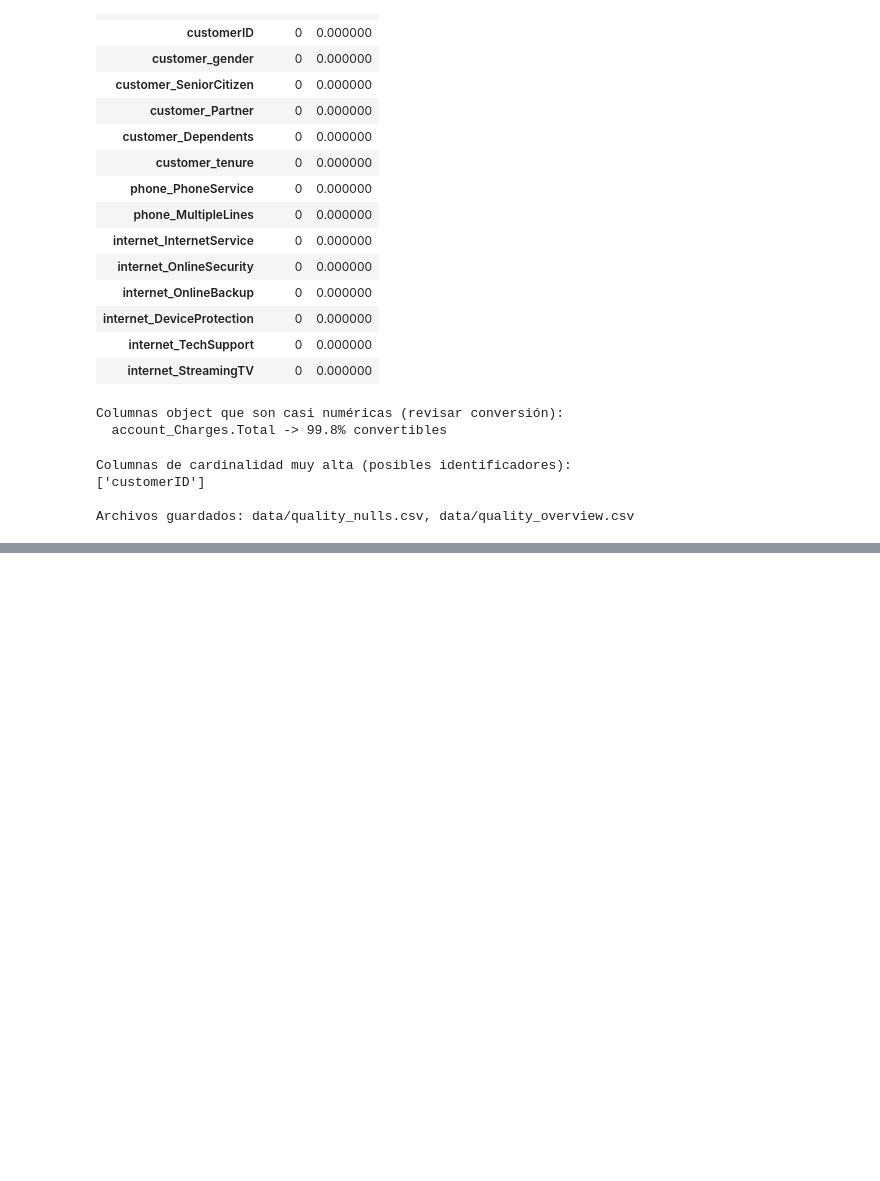
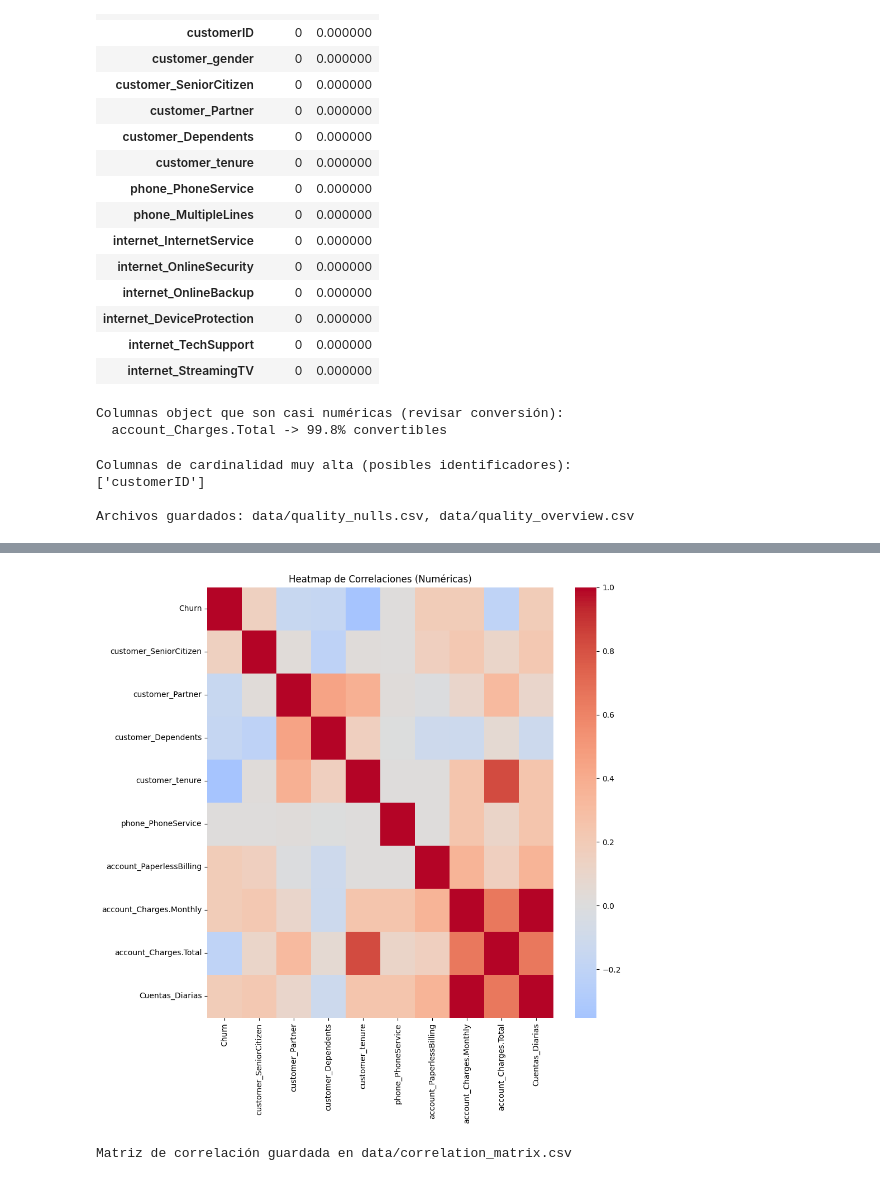
Before and after one commit to Andre-11c/Telecom-X-Analisis-de-Evasion-de-Clientes, a Jupyter notebook: TelecomX_LATAM.ipynb, the cells around one changed output, grey strips where cells are left out. Saved outputs shown, nothing was run; the diff lists cells and outputs as text; code cells hidden in the pictures; blank space fills up the shorter version.

Commit message:
feat: completar flujo E2E (extracción→transformación→análisis→informe) + opcionales y robustez

```diff
--- a/TelecomX_LATAM.ipynb
+++ b/TelecomX_LATAM.ipynb
@@ -602,0 +1056,25 @@ print('Archivo guardado: data/relevance_simple.csv')
+# %%
+# === (Opcional) Heatmap de correlaciones numéricas ===
+import pandas as pd, seaborn as sns, matplotlib.pyplot as plt
+from pathlib import Path
+
+# Usar dataset limpio o model ready si existe
+if Path('data/TelecomX_limpio.parquet').exists():
+    corr_df = pd.read_parquet('data/TelecomX_limpio.parquet')
+else:
+    corr_df = df_model.copy()
+
+num_cols_corr = [c for c in corr_df.columns if pd.api.types.is_numeric_dtype(corr_df[c])]
+if len(num_cols_corr) > 1:
+    corr_matrix = corr_df[num_cols_corr].corr()
+    plt.figure(figsize=(min(0.6*len(num_cols_corr)+4,18), min(0.6*len(num_cols_corr)+4,18)))
+    sns.heatmap(corr_matrix, cmap='coolwarm', center=0)
+    plt.title('Heatmap de Correlaciones (Numéricas)')
+    plt.show()
+    corr_matrix.to_csv('data/correlation_matrix.csv')
+    print('Matriz de correlación guardada en data/correlation_matrix.csv')
+else:
+    print('Insuficientes columnas numéricas para matriz de correlación.')
+# %% [output]
+[figure, added]
+Matriz de correlación guardada en data/correlation_matrix.csv
```
Also changed, not shown: parts of 18 cells of this notebook, 10 other files.
